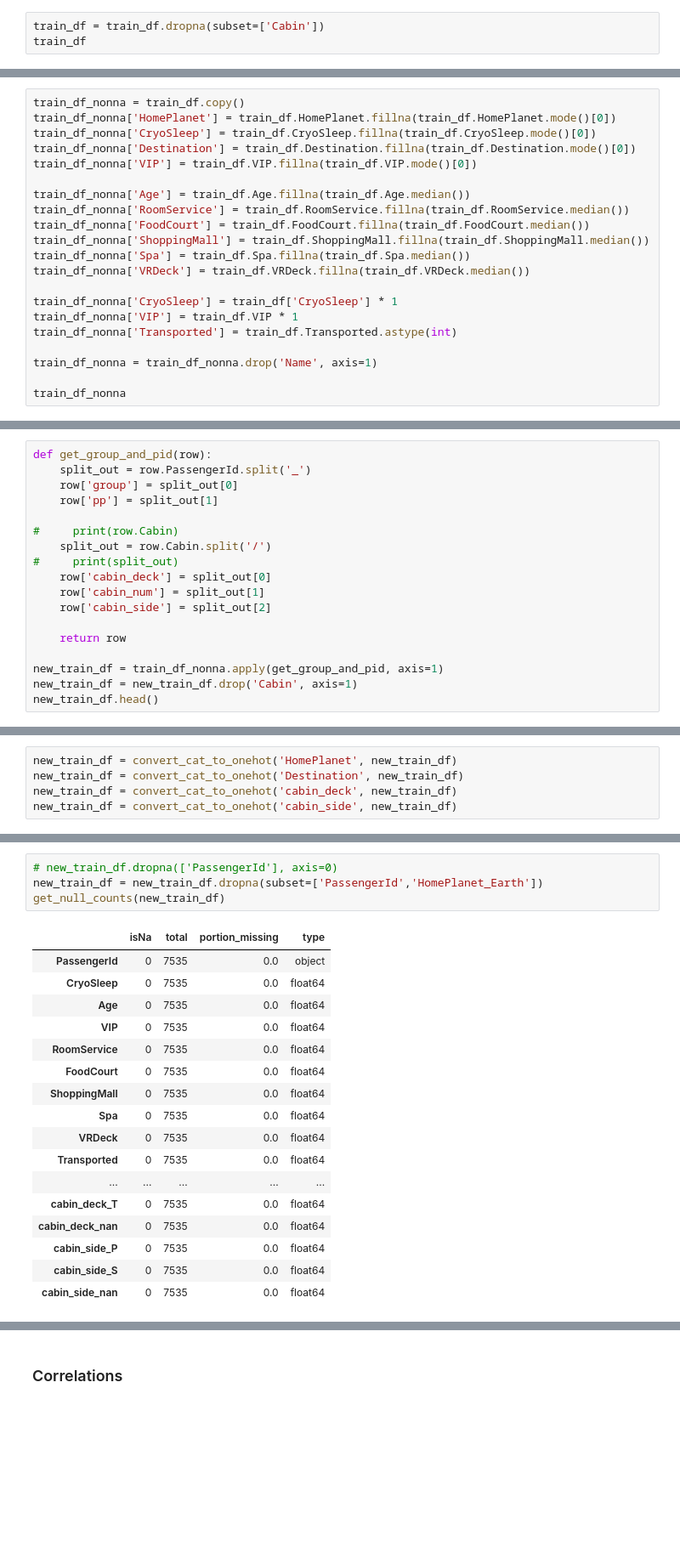
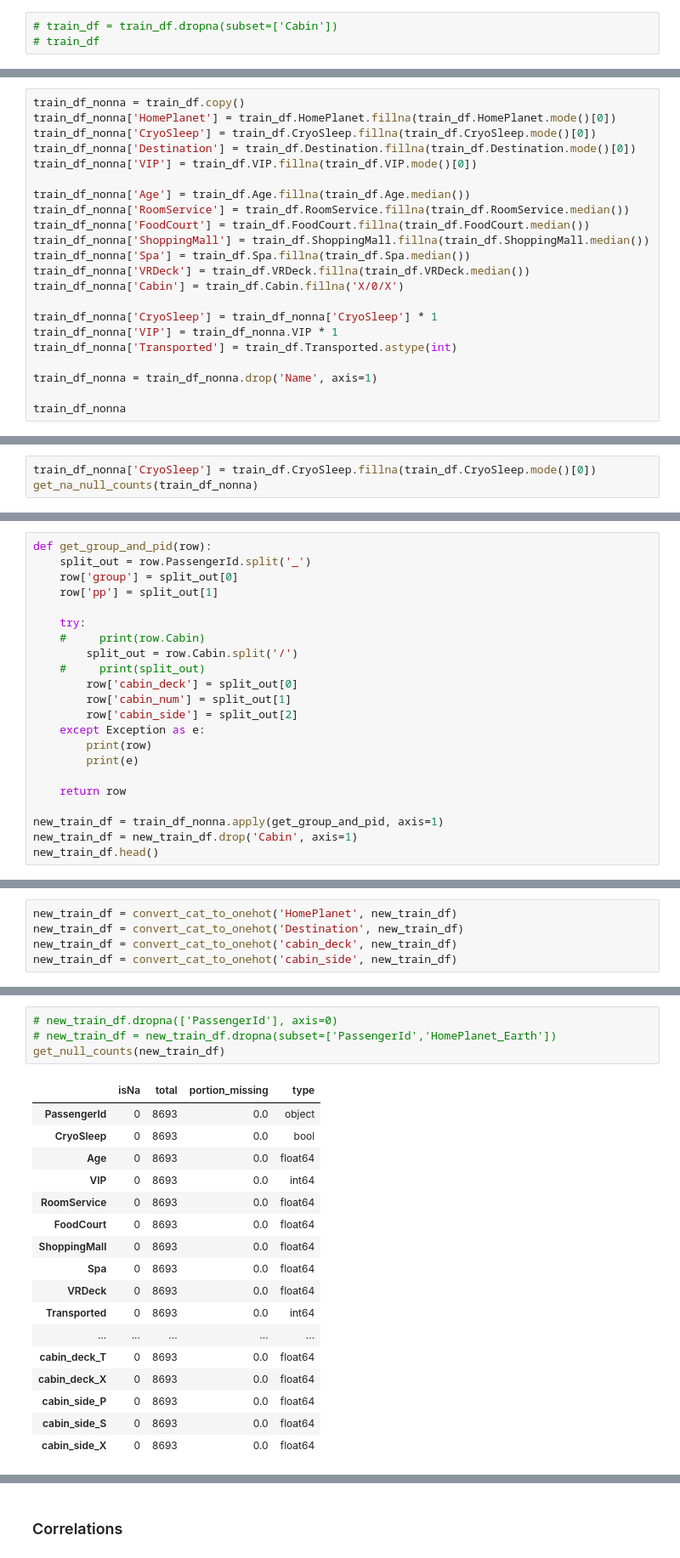
Before and after one commit to anandshende/Kaggle-Submissions, a Jupyter notebook: Spaceship-Titanic using Logistic Regression.ipynb, the cells around one changed output, grey strips where cells are left out. Shown at 85% size. Saved outputs shown, nothing was run; the diff lists cells and outputs as text; blank space fills up the shorter version.

```diff
--- a/Spaceship-Titanic using Logistic Regression.ipynb
+++ b/Spaceship-Titanic using Logistic Regression.ipynb
@@ -68,3 +68,3 @@ train_df = train_df[~train_df.CryoSleep.isnull()]
 # %%
-train_df = train_df.dropna(subset=['Cabin'])
-train_df
+# train_df = train_df.dropna(subset=['Cabin'])
+# train_df
@@ -129,9 +115,10 @@ train_df_nonna['FoodCourt'] = train_df.FoodCourt.fillna(train_df.FoodCourt.media
 train_df_nonna['ShoppingMall'] = train_df.ShoppingMall.fillna(train_df.ShoppingMall.median())
 train_df_nonna['Spa'] = train_df.Spa.fillna(train_df.Spa.median())
 train_df_nonna['VRDeck'] = train_df.VRDeck.fillna(train_df.VRDeck.median())
+train_df_nonna['Cabin'] = train_df.Cabin.fillna('X/0/X')
 
-train_df_nonna['CryoSleep'] = train_df['CryoSleep'] * 1
-train_df_nonna['VIP'] = train_df.VIP * 1
+train_df_nonna['CryoSleep'] = train_df_nonna['CryoSleep'] * 1
+train_df_nonna['VIP'] = train_df_nonna.VIP * 1
 train_df_nonna['Transported'] = train_df.Transported.astype(int)
 
 train_df_nonna = train_df_nonna.drop('Name', axis=1)
@@ -170,0 +162,3 @@ get_na_null_counts(train_df_nonna)
+# %%
+train_df_nonna['CryoSleep'] = train_df.CryoSleep.fillna(train_df.CryoSleep.mode()[0])
+get_na_null_counts(train_df_nonna)
@@ -176,12 +185,16 @@ def get_group_and_pid(row):
     row['group'] = split_out[0]
     row['pp'] = split_out[1]
 
-#     print(row.Cabin)
-    split_out = row.Cabin.split('/')
-#     print(split_out)
-    row['cabin_deck'] = split_out[0]
-    row['cabin_num'] = split_out[1]
-    row['cabin_side'] = split_out[2]
+    try:
+    #     print(row.Cabin)
+        split_out = row.Cabin.split('/')
+    #     print(split_out)
+        row['cabin_deck'] = split_out[0]
+        row['cabin_num'] = split_out[1]
+        row['cabin_side'] = split_out[2]
+    except Exception as e:
+        print(row)
+        print(e)
 
     return row
 
@@ -333,25 +346,25 @@ get_null_counts(new_train_df)
 # %%
 # new_train_df.dropna(['PassengerId'], axis=0)
-new_train_df = new_train_df.dropna(subset=['PassengerId','HomePlanet_Earth'])
+# new_train_df = new_train_df.dropna(subset=['PassengerId','HomePlanet_Earth'])
 get_null_counts(new_train_df)
 # %% [output]
 |  | isNa | total | portion_missing | type |
-| PassengerId | 0 | 7535 | 0.0 | object |
-| CryoSleep | 0 | 7535 | 0.0 | float64 |
-| Age | 0 | 7535 | 0.0 | float64 |
-| VIP | 0 | 7535 | 0.0 | float64 |
-| RoomService | 0 | 7535 | 0.0 | float64 |
-| FoodCourt | 0 | 7535 | 0.0 | float64 |
-| ShoppingMall | 0 | 7535 | 0.0 | float64 |
-| Spa | 0 | 7535 | 0.0 | float64 |
-| VRDeck | 0 | 7535 | 0.0 | float64 |
-| Transported | 0 | 7535 | 0.0 | float64 |
+| PassengerId | 0 | 8693 | 0.0 | object |
+| CryoSleep | 0 | 8693 | 0.0 | bool |
+| Age | 0 | 8693 | 0.0 | float64 |
+| VIP | 0 | 8693 | 0.0 | int64 |
+| RoomService | 0 | 8693 | 0.0 | float64 |
+| FoodCourt | 0 | 8693 | 0.0 | float64 |
+| ShoppingMall | 0 | 8693 | 0.0 | float64 |
+| Spa | 0 | 8693 | 0.0 | float64 |
+| VRDeck | 0 | 8693 | 0.0 | float64 |
+| Transported | 0 | 8693 | 0.0 | int64 |
 | ... | ... | ... | ... | ... |
-| cabin_deck_T | 0 | 7535 | 0.0 | float64 |
-| cabin_deck_nan | 0 | 7535 | 0.0 | float64 |
-| cabin_side_P | 0 | 7535 | 0.0 | float64 |
-| cabin_side_S | 0 | 7535 | 0.0 | float64 |
-| cabin_side_nan | 0 | 7535 | 0.0 | float64 |
+| cabin_deck_T | 0 | 8693 | 0.0 | float64 |
+| cabin_deck_X | 0 | 8693 | 0.0 | float64 |
+| cabin_side_P | 0 | 8693 | 0.0 | float64 |
+| cabin_side_S | 0 | 8693 | 0.0 | float64 |
+| cabin_side_X | 0 | 8693 | 0.0 | float64 |
 # %%
 new_train_df.columns
 # %% [output]
```
Also changed, not shown: parts of 46 cells of this notebook.
